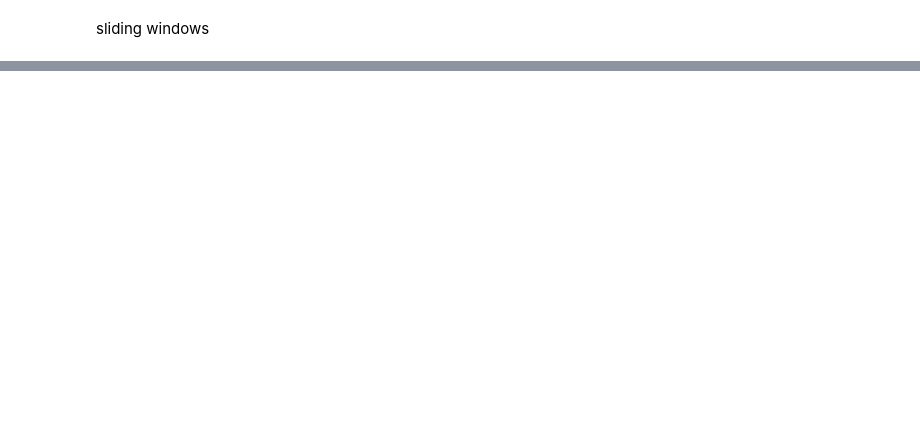
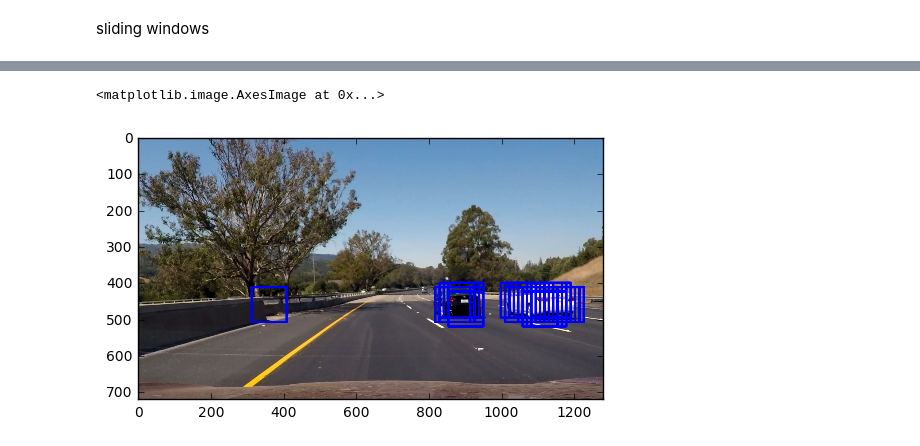
Before and after one commit to yifenghuang/Vehicle_Detection, a Jupyter notebook: P5_Vehicle_Detection.ipynb, the cells around one changed output, grey strips where cells are left out. Drawn from its saved outputs; the diff is of its cells as text; code cells hidden in the pictures; blank space fills up the shorter version.

```diff
--- a/P5_Vehicle_Detection.ipynb
+++ b/P5_Vehicle_Detection.ipynb
@@ -293,6 +298,16 @@ def get_hog_features(img, orient, pix_per_cell, cell_per_block,
                        cells_per_block=(cell_per_block, cell_per_block), transform_sqrt=True,
                        visualise=vis, feature_vector=feature_vec)
         return features
+
+def color_hist(img, nbins=32):    #bins_range=(0, 256)
+    # Compute the histogram of the color channels separately
+    channel1_hist = np.histogram(img[:,:,0], bins=nbins)
+    channel2_hist = np.histogram(img[:,:,1], bins=nbins)
+    channel3_hist = np.histogram(img[:,:,2], bins=nbins)
+    # Concatenate the histograms into a single feature vector
+    hist_features = np.concatenate((channel1_hist[0], channel2_hist[0], channel3_hist[0]))
+    # Return the individual histograms, bin_centers and feature vector
+    return hist_features
 
 # Define a function to extract features from a list of images
 # Have this function call bin_spatial() and color_hist()
@@ -331,14 +346,16 @@ def extract_features(imgs, cspace='RGB', orient=9,
                         pix_per_cell, cell_per_block, vis=False, feature_vec=True)
         # Append the new feature vector to the features list
         features.append(hog_features)
-    # Return list of feature vectors
+
+
+
     return features
 
-colorspace = 'HLS' # Can be RGB, HSV, LUV, HLS, YUV, YCrCb
-orient = 9
+colorspace = 'YCrCb' # Can be RGB, HSV, LUV, HLS, YUV, YCrCb
+orient = 6
 pix_per_cell = 8
-cell_per_block = 2
-hog_channel = 1 # Can be 0, 1, 2, or "ALL"
+cell_per_block = 3
+hog_channel = "ALL"#Can be 0, 1, 2, or "ALL"
 
 t=time.time()
 car_features = extract_features(cars, cspace=colorspace, orient=orient,
@@ -502,0 +504,25 @@ def single_img_features(img, cspace='RGB', orient=9,
+# %%
+test_feature = extract_features_fi(subimg, cspace='YCrCb', orient=6,
+                        pix_per_cell=8, cell_per_block=3, hog_channel='ALL')
+
+scaled_feature = X_scaler.transform(test_feature)
+
+for x in range(nxsteps):
+    for y in range(nysteps):
+        ypos = y*cells_per_step
+        xpos = x*cells_per_step
+        xleft = xpos*pix_per_cell
+        ytop = ypos*pix_per_cell
+
+        testpdct = int(svc.predict(test_feature[x*nysteps+y]))
+
+        if testpdct == 1:
+            xbox_left = np.int(xleft*scale)
+            ytop_draw = np.int(ytop*scale)
+            win_draw = np.int(window*scale)
+            cv2.rectangle(image,(xbox_left, ytop_draw+ystart),(xbox_left+win_draw,ytop_draw+win_draw+ystart),(0,0,255),6)
+
+plt.imshow(image)
+# %% [output]
+<matplotlib.image.AxesImage at 0x...>
+[figure, added]
```
Also changed, not shown: parts of 10 cells of this notebook.
